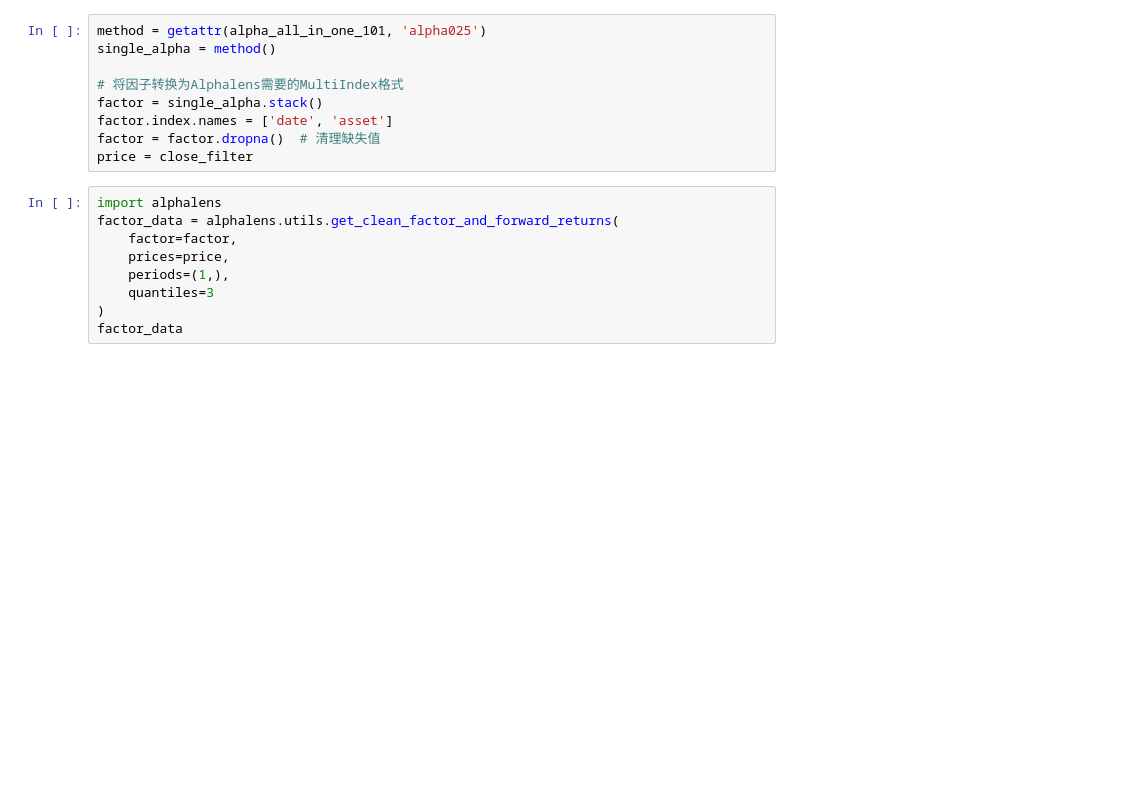
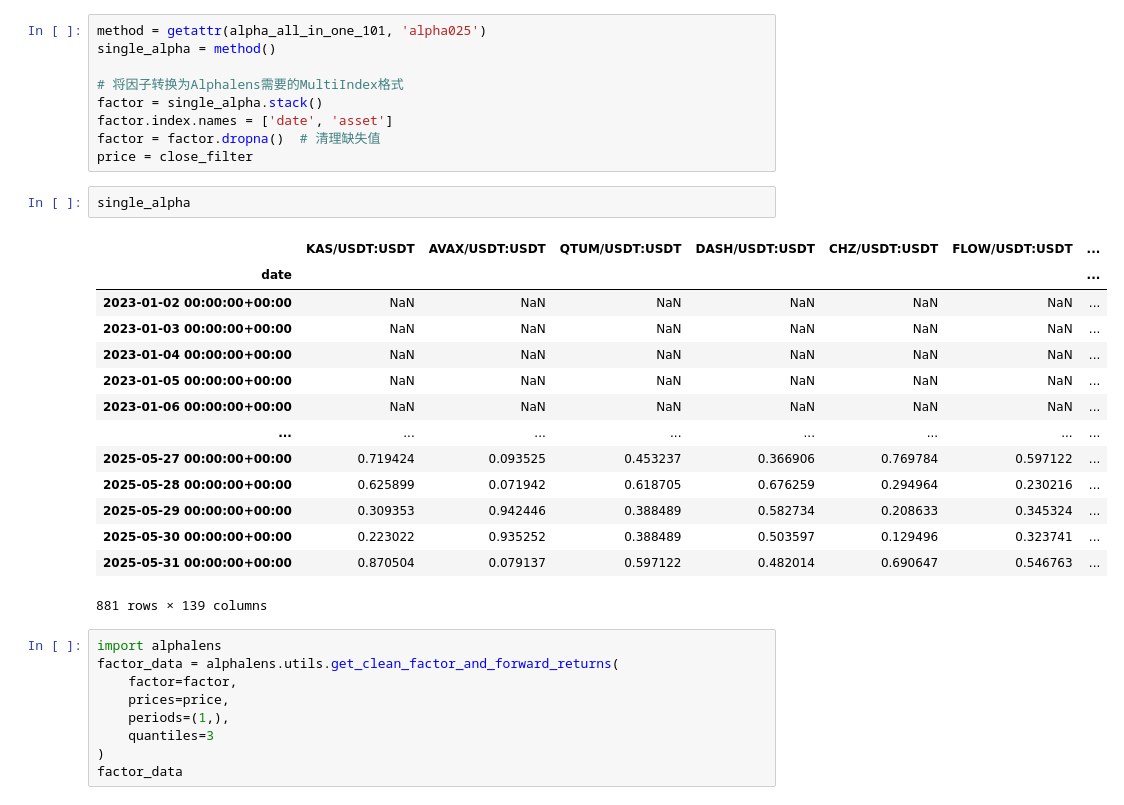
Before and after one commit to LazyPigPig/factor-research, a Jupyter notebook: Alpha025_101_20250621.ipynb, the cells around one changed output. Cells and saved outputs as stored; diff of their text form; blank space fills up the shorter version.

```diff
--- a/Alpha025_101_20250621.ipynb
+++ b/Alpha025_101_20250621.ipynb
@@ -230,6 +230,23 @@ factor = single_alpha.stack()
 factor.index.names = ['date', 'asset']
 factor = factor.dropna()  # 清理缺失值
 price = close_filter
+# %%
+single_alpha
+# %% [output]
+|  | KAS/USDT:USDT | AVAX/USDT:USDT | QTUM/USDT:USDT | DASH/USDT:USDT | CHZ/USDT:USDT | FLOW/USDT:USDT | ... |
+| date |  |  |  |  |  |  | ... |
+| 2023-01-02 00:00:00+00:00 | NaN | NaN | NaN | NaN | NaN | NaN | ... |
+| 2023-01-03 00:00:00+00:00 | NaN | NaN | NaN | NaN | NaN | NaN | ... |
+| 2023-01-04 00:00:00+00:00 | NaN | NaN | NaN | NaN | NaN | NaN | ... |
+| 2023-01-05 00:00:00+00:00 | NaN | NaN | NaN | NaN | NaN | NaN | ... |
+| 2023-01-06 00:00:00+00:00 | NaN | NaN | NaN | NaN | NaN | NaN | ... |
+| ... | ... | ... | ... | ... | ... | ... | ... |
+| 2025-05-27 00:00:00+00:00 | 0.719424 | 0.093525 | 0.453237 | 0.366906 | 0.769784 | 0.597122 | ... |
+| 2025-05-28 00:00:00+00:00 | 0.625899 | 0.071942 | 0.618705 | 0.676259 | 0.294964 | 0.230216 | ... |
+| 2025-05-29 00:00:00+00:00 | 0.309353 | 0.942446 | 0.388489 | 0.582734 | 0.208633 | 0.345324 | ... |
+| 2025-05-30 00:00:00+00:00 | 0.223022 | 0.935252 | 0.388489 | 0.503597 | 0.129496 | 0.323741 | ... |
+| 2025-05-31 00:00:00+00:00 | 0.870504 | 0.079137 | 0.597122 | 0.482014 | 0.690647 | 0.546763 | ... |
+881 rows × 139 columns
 # %%
 import alphalens
 factor_data = alphalens.utils.get_clean_factor_and_forward_returns(
```
Also changed, not shown: 8 other files.
